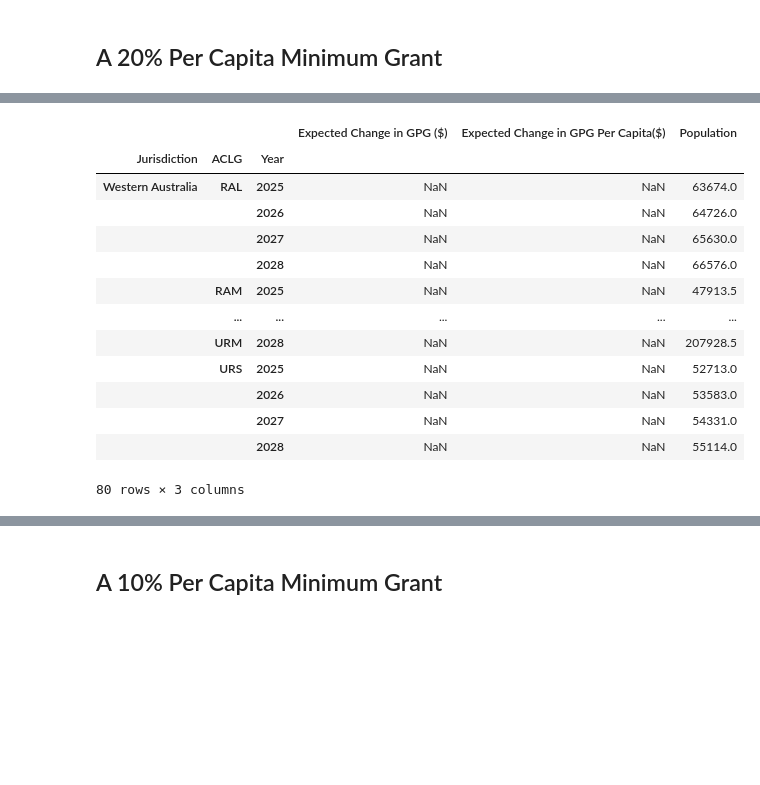
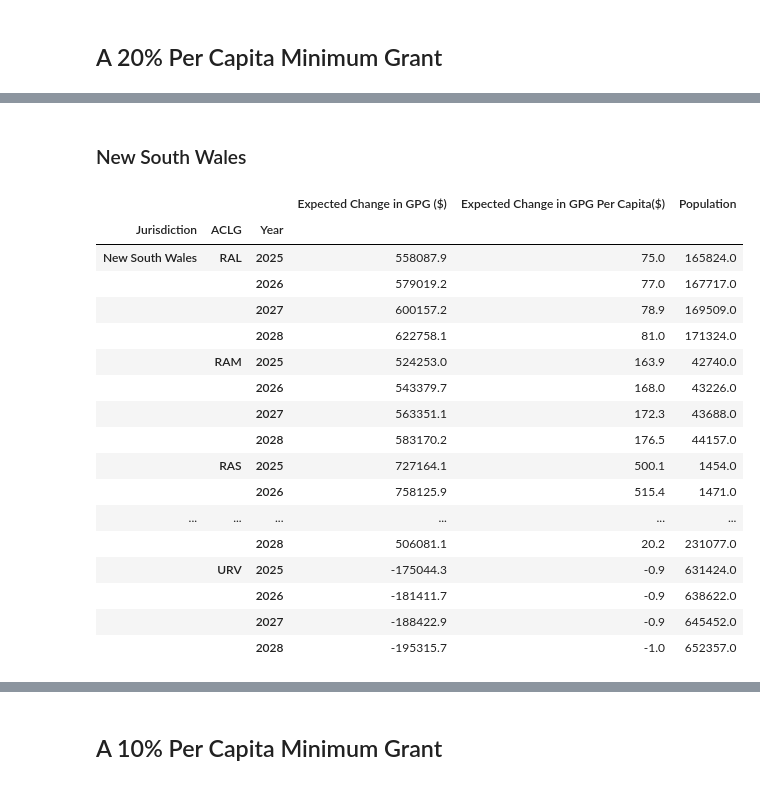
Before and after one commit to AuLGA/fa_grants, a Jupyter notebook: modelling_outcomes.ipynb, the cells around one changed output, grey strips where cells are left out. Drawn from its saved outputs; the diff is of its cells as text; code cells hidden in the pictures; blank space fills up the shorter version.

Commit message:
push tables

```diff
--- a/modelling_outcomes.ipynb
+++ b/modelling_outcomes.ipynb
@@ -22,7 +22,7 @@ def weighted_group_delta(grouped_df):
 
         weighted_mean = (
             grouped_df[f"Grant Delta_{year}"] * grouped_df[f"ERP_{year}"]
-        ).sum() / total_weight
+        ).sum() / grouped_df[f"ERP_{year}"].sum()
 
         return_dict[f"Grant Delta_{year}"] = weighted_mean
 
@@ -120,2 +118,19 @@ non_key_columns = [i for i in list(sim_grants_20_melted.columns) if i not in ["J
+# %%
+pd.set_option('display.max_rows', 500)
+pd.set_option('display.precision', 1)
+pd.set_option('display.float_format', lambda x: '%.1f' % x)
+
+def display_data(data, state):
+    sub = data[data["Jurisdiction"] == state]
+
+    k = sub.groupby(["Jurisdiction", "ACLG", "Year"]).agg(
+        {
+            "Expected Change in GPG ($)": lambda x: sum(x * sub.loc[x.index, "Population"])/sub.loc[x.index, "Population"].sum(),
+            "Expected Change in GPG Per Capita($)": lambda x: sum(x * sub.loc[x.index, "Population"])/sub.loc[x.index, "Population"].sum(),
+            "Population": 'sum'
+        }
+    )
+
+    display(k)
 # %% [markdown]
 ## A 20% Per Capita Minimum Grant
@@ -154,17 +137,23 @@ sub.groupby(["Jurisdiction", "ACLG", "Year"])[non_key_columns].agg(
-# %%
-k
-# %% [output]
-|  |  |  | Expected Change in GPG ($) | Expected Change in GPG Per Capita($) | Population |
-| Jurisdiction | ACLG | Year |  |  |  |
-| Western Australia | RAL | 2025 | NaN | NaN | 63674.0 |
-|  |  | 2026 | NaN | NaN | 64726.0 |
-|  |  | 2027 | NaN | NaN | 65630.0 |
-|  |  | 2028 | NaN | NaN | 66576.0 |
-|  | RAM | 2025 | NaN | NaN | 47913.5 |
-|  | ... | ... | ... | ... | ... |
-|  | URM | 2028 | NaN | NaN | 207928.5 |
-|  | URS | 2025 | NaN | NaN | 52713.0 |
-|  |  | 2026 | NaN | NaN | 53583.0 |
-|  |  | 2027 | NaN | NaN | 54331.0 |
-|  |  | 2028 | NaN | NaN | 55114.0 |
-80 rows × 3 columns
+# %% [markdown]
+### New South Wales
+# %%
+display_data(sim_grants_20_melted, "New South Wales")
+# %% [output]
+|  |  |  | Expected Change in GPG ($) | Expected Change in GPG Per Capita($) | Population |
+| Jurisdiction | ACLG | Year |  |  |  |
+| New South Wales | RAL | 2025 | 558087.9 | 75.0 | 165824.0 |
+|  |  | 2026 | 579019.2 | 77.0 | 167717.0 |
+|  |  | 2027 | 600157.2 | 78.9 | 169509.0 |
+|  |  | 2028 | 622758.1 | 81.0 | 171324.0 |
+|  | RAM | 2025 | 524253.0 | 163.9 | 42740.0 |
+|  |  | 2026 | 543379.7 | 168.0 | 43226.0 |
+|  |  | 2027 | 563351.1 | 172.3 | 43688.0 |
+|  |  | 2028 | 583170.2 | 176.5 | 44157.0 |
+|  | RAS | 2025 | 727164.1 | 500.1 | 1454.0 |
+|  |  | 2026 | 758125.9 | 515.4 | 1471.0 |
+| ... | ... | ... | ... | ... | ... |
+|  |  | 2028 | 506081.1 | 20.2 | 231077.0 |
+|  | URV | 2025 | -175044.3 | -0.9 | 631424.0 |
+|  |  | 2026 | -181411.7 | -0.9 | 638622.0 |
+|  |  | 2027 | -188422.9 | -0.9 | 645452.0 |
+|  |  | 2028 | -195315.7 | -1.0 | 652357.0 |
```
Also changed, not shown: parts of 56 cells of this notebook, 10 other files.
